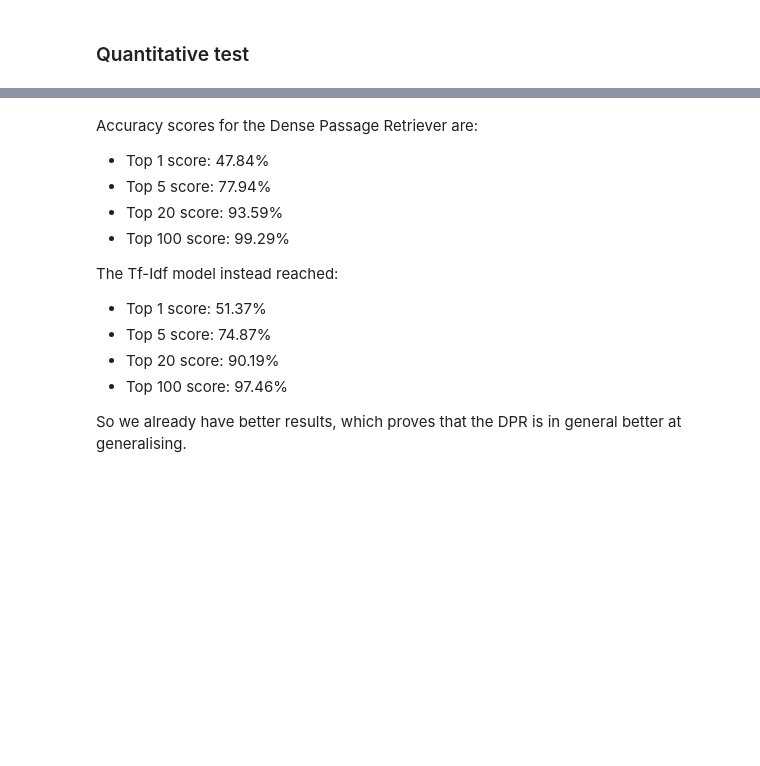
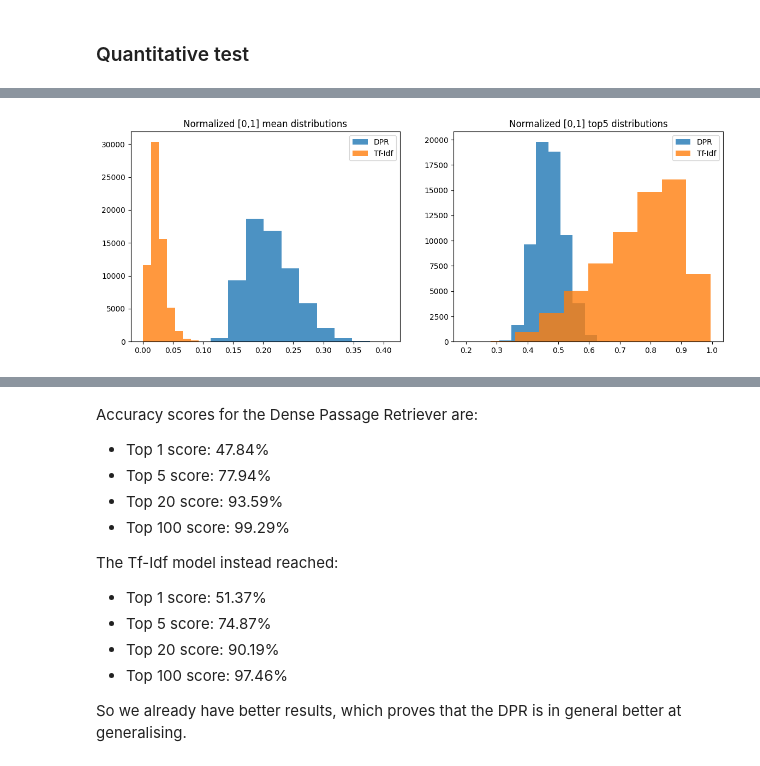
Before and after one commit to MarcelloCeresini/QuestionAnswering, a Jupyter notebook: src/dense_passage_retriever.ipynb, the cells around one changed output, grey strips where cells are left out. Saved outputs shown, nothing was run; the diff lists cells and outputs as text; code cells hidden in the pictures; blank space fills up the shorter version.

```diff
--- a/src/dense_passage_retriever.ipynb
+++ b/src/dense_passage_retriever.ipynb
@@ -847,0 +943,21 @@ Top 100 test score: 99.29%
+# %%
+%matplotlib inline
+
+bins = np.linspace(0.8, 1, 100)
+
+fig, (ax1, ax2) = plt.subplots(1, 2)
+fig.set_size_inches(14,5)
+
+ax1.set_title("Normalized [0,1] mean distributions")
+ax1.hist(dpr_mean_normalized2, alpha=0.8, label="DPR")
+ax1.hist(tfidf_mean_normalized2, alpha=0.8, label="Tf-Idf")
+ax1.legend()
+
+ax2.set_title("Normalized [0,1] top5 distributions")
+ax2.hist(dpr_top5_normalized2, alpha=0.8, label="DPR")
+ax2.hist(tfidf_top5_normalized2, alpha=0.8, label="Tf-Idf")
+ax2.legend()
+
+plt.show()
+# %% [output]
+[figure, added]
```
Also changed, not shown: parts of 37 cells of this notebook.
